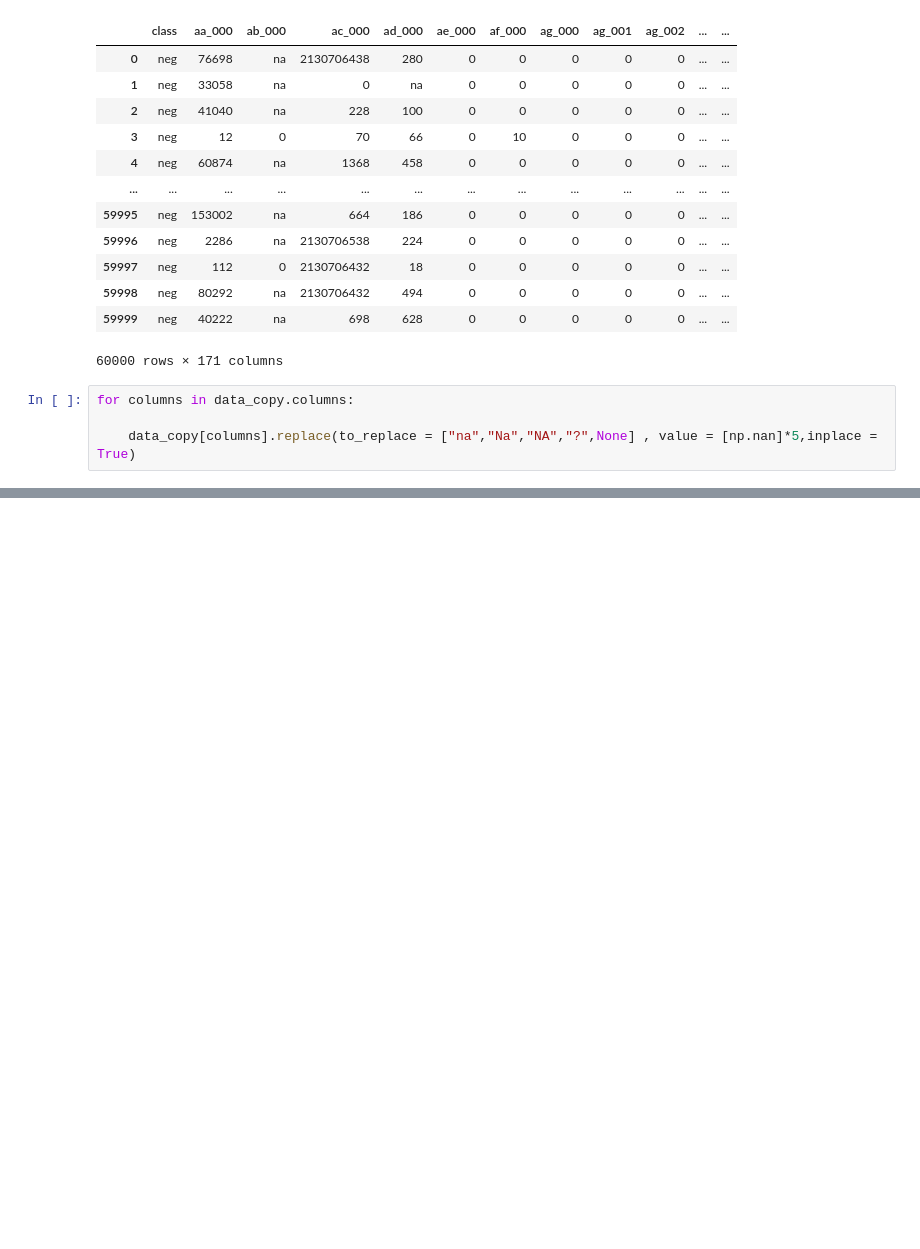
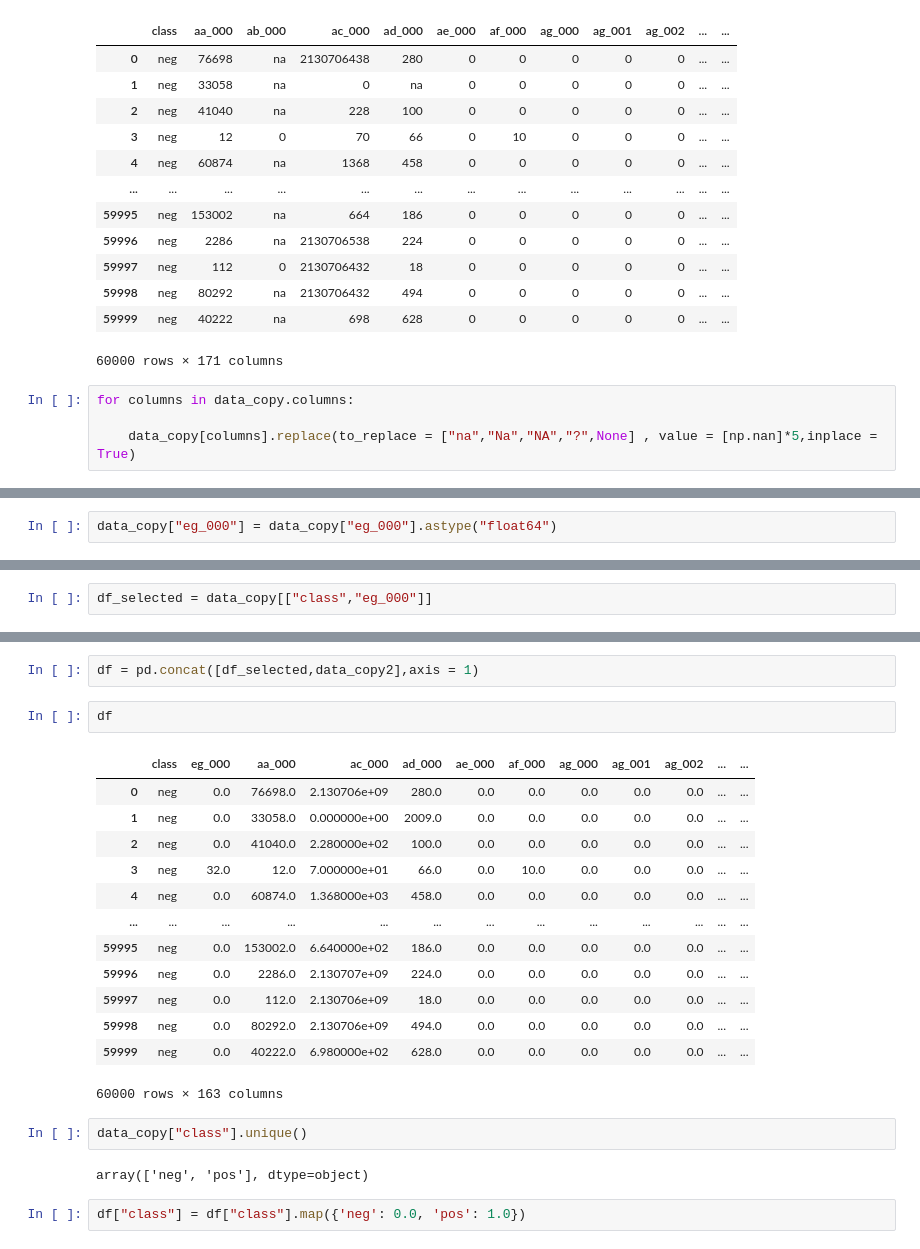
Before and after one commit to KapilSharma0/scania-aps-failure-preprocessing, a Jupyter notebook: scania-aps-failure-preprocessing.ipynb, the cells around one changed output, grey strips where cells are left out. Drawn from its saved outputs; the diff is of its cells as text; blank space fills up the shorter version.

```diff
--- a/scania-aps-failure-preprocessing.ipynb
+++ b/scania-aps-failure-preprocessing.ipynb
@@ -93,0 +327,2 @@ Before deleaing with missing values let us check for duplicate rows first
+# %%
+data_copy["eg_000"] = data_copy["eg_000"].astype("float64")
@@ -93,0 +333,2 @@ Before deleaing with missing values let us check for duplicate rows first
+# %%
+df_selected = data_copy[["class","eg_000"]]
@@ -93,0 +351,24 @@ Before deleaing with missing values let us check for duplicate rows first
+# %%
+df = pd.concat([df_selected,data_copy2],axis = 1)
+# %%
+df
+# %% [output]
+|  | class | eg_000 | aa_000 | ac_000 | ad_000 | ae_000 | af_000 | ag_000 | ag_001 | ag_002 | ... | ... |
+| 0 | neg | 0.0 | 76698.0 | 2.130706e+09 | 280.0 | 0.0 | 0.0 | 0.0 | 0.0 | 0.0 | ... | ... |
+| 1 | neg | 0.0 | 33058.0 | 0.000000e+00 | 2009.0 | 0.0 | 0.0 | 0.0 | 0.0 | 0.0 | ... | ... |
+| 2 | neg | 0.0 | 41040.0 | 2.280000e+02 | 100.0 | 0.0 | 0.0 | 0.0 | 0.0 | 0.0 | ... | ... |
+| 3 | neg | 32.0 | 12.0 | 7.000000e+01 | 66.0 | 0.0 | 10.0 | 0.0 | 0.0 | 0.0 | ... | ... |
+| 4 | neg | 0.0 | 60874.0 | 1.368000e+03 | 458.0 | 0.0 | 0.0 | 0.0 | 0.0 | 0.0 | ... | ... |
+| ... | ... | ... | ... | ... | ... | ... | ... | ... | ... | ... | ... | ... |
+| 59995 | neg | 0.0 | 153002.0 | 6.640000e+02 | 186.0 | 0.0 | 0.0 | 0.0 | 0.0 | 0.0 | ... | ... |
+| 59996 | neg | 0.0 | 2286.0 | 2.130707e+09 | 224.0 | 0.0 | 0.0 | 0.0 | 0.0 | 0.0 | ... | ... |
+| 59997 | neg | 0.0 | 112.0 | 2.130706e+09 | 18.0 | 0.0 | 0.0 | 0.0 | 0.0 | 0.0 | ... | ... |
+| 59998 | neg | 0.0 | 80292.0 | 2.130706e+09 | 494.0 | 0.0 | 0.0 | 0.0 | 0.0 | 0.0 | ... | ... |
+| 59999 | neg | 0.0 | 40222.0 | 6.980000e+02 | 628.0 | 0.0 | 0.0 | 0.0 | 0.0 | 0.0 | ... | ... |
+60000 rows × 163 columns
+# %%
+data_copy["class"].unique()
+# %% [output]
+array(['neg', 'pos'], dtype=object)
+# %%
+df["class"] = df["class"].map({'neg': 0.0, 'pos': 1.0})
```
Also changed, not shown: parts of 76 cells of this notebook.
